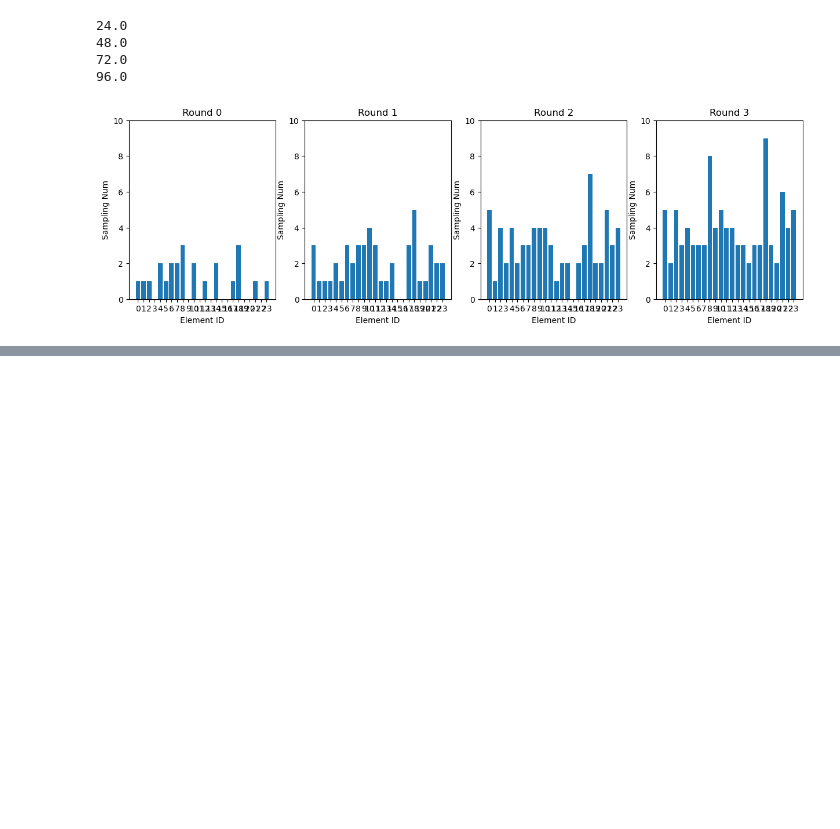
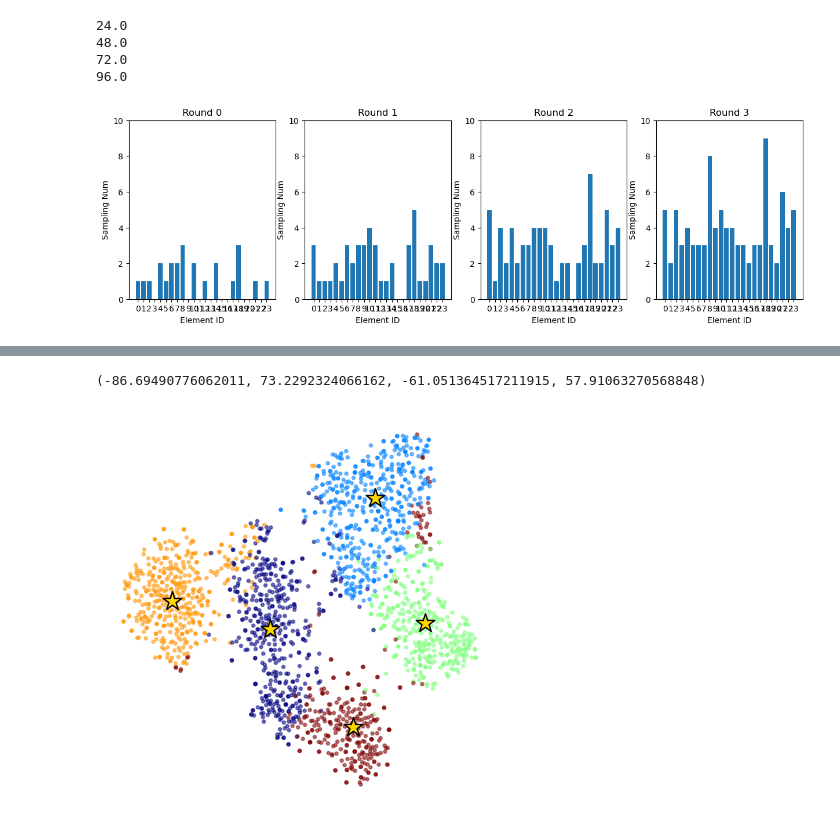
Before and after one commit to azukichunchun/pcb, a Jupyter notebook: analysis.ipynb, the cells around one changed output, grey strips where cells are left out. Cells and saved outputs as stored; diff of their text form; code cells hidden in the pictures; blank space fills up the shorter version.

```diff
--- a/analysis.ipynb
+++ b/analysis.ipynb
@@ -456,0 +517,73 @@ sum(a)
+# %%
+import matplotlib.pyplot as plt
+import numpy as np
+import pickle
+from sklearn.manifold import TSNE
+from sklearn.cluster import KMeans
+import random
+import torch
+
+def set_random_seed(seed):
+    random.seed(seed)
+    np.random.seed(seed)
+    torch.manual_seed(seed)
+    torch.cuda.manual_seed(seed)
+    torch.cuda.manual_seed_all(seed)
+    torch.backends.cudnn.deterministic = True
+    torch.backends.cudnn.benchmark = False
+
+path_imgfeats = "output/img_features_eurosat.pkl"
+path_imgpreds = "output/img_preds_eurosat.pkl"
+path_imglabels = "output/img_labels_eurosat.pkl"
+
+set_random_seed(0)
+
+with open(path_imgfeats, "rb") as f:
+    img_features = pickle.load(f)
+with open(path_imgpreds, "rb") as f:
+    img_preds = pickle.load(f)
+with open(path_imglabels, "rb") as f:
+    img_labels = pickle.load(f)
+img_features = torch.stack(img_features).reshape(-1, 512)
+img_features = img_features.detach().cpu().numpy()
+img_features = random.choices(img_features, k=2000)
+img_features = np.array(img_features)
+
+img_preds = torch.stack(img_preds).reshape(-1).detach().cpu().numpy()
+img_labels = torch.stack(img_labels).reshape(-1).detach().cpu().numpy()
+
+kmeans = KMeans(n_clusters=5, random_state=1)
+kmeans.fit(img_features)
+
+centers = kmeans.cluster_centers_
+
+def nearest_center(features, centers):
+    distances = np.linalg.norm(features[:, np.newaxis] - centers, axis=2)
+    assert len(distances) == len(features)
+    return np.argmin(distances, axis=1)
+
+# search img_features index which is nearest to the center
+nearest_center_idx = nearest_center(img_features, centers)
+
+# centers = []
+# for i in range(5):
+#     centers.append(random.choice(img_features[kmeans.labels_ == i]))
+# centers = np.array(centers)
+
+# t-SNE
+features = np.vstack([img_features, centers])
+
+tsne = TSNE(n_components=2, random_state=42)
+X_tsne = tsne.fit_transform(features)
+
+X = X_tsne[:-len(centers)]
+c = X_tsne[-len(centers):]
+
+
+fig, ax = plt.subplots(1, 1, figsize=(5, 5))
+ax.scatter(X[:, 0], X[:, 1], s=5, c=kmeans.labels_, cmap='jet', alpha=0.5)
+ax.scatter(c[:, 0], c[:, 1], s=200, c='gold', marker='*', edgecolors="k")
+ax.axis('off')
+# %% [output]
+(-86.69490776062011, 73.2292324066162, -61.051364517211915, 57.91063270568848)
+[figure, added]
```
Also changed, not shown: parts of 9 cells of this notebook, 20 other files.
